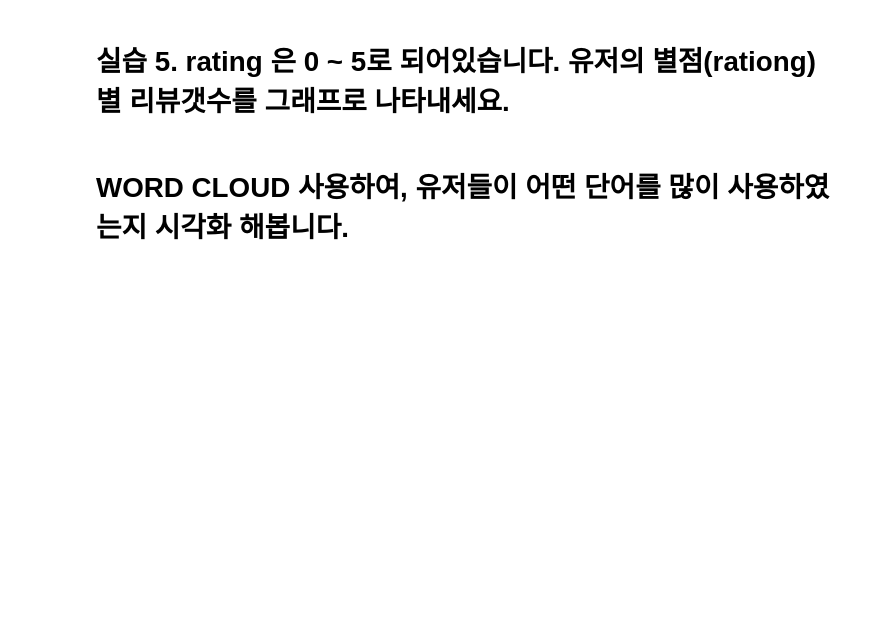
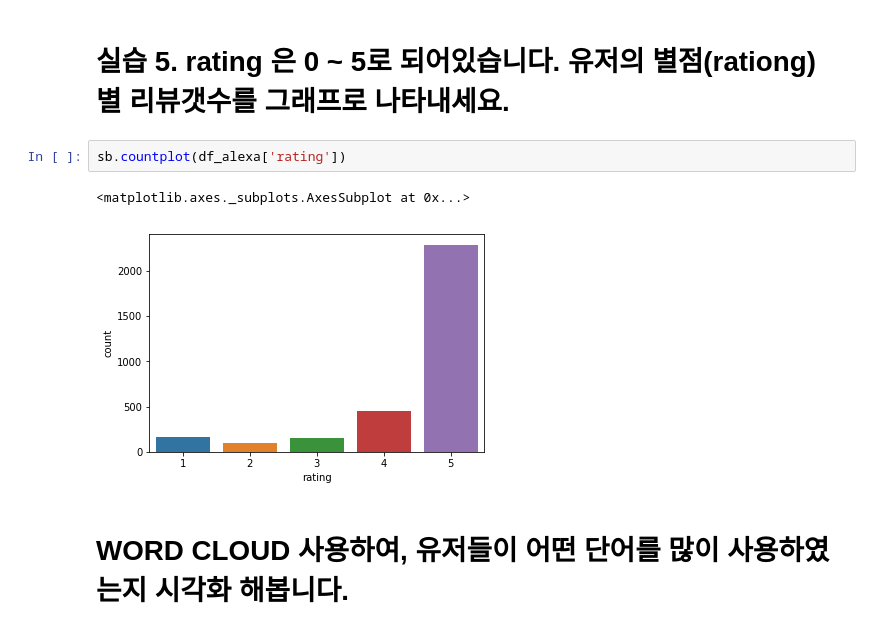
Before and after one commit to twistyang/python_sun, a Jupyter notebook: part08/0.a 프로젝트 Amazon Reviews Analysis.ipynb, the cells around one changed output. Drawn from its saved outputs; the diff is of its cells as text; blank space fills up the shorter version.

```diff
--- a/part08/0.a 프로젝트 Amazon Reviews Analysis.ipynb
+++ b/part08/0.a 프로젝트 Amazon Reviews Analysis.ipynb
@@ -36,5 +105,10 @@ sep='\t'
 # %% [markdown]
 # 실습 5. rating 은 0 ~ 5로 되어있습니다. 유저의 별점(rationg) 별 리뷰갯수를 그래프로 나타내세요.
+# %%
+sb.countplot(df_alexa['rating'])
+# %% [output]
+<matplotlib.axes._subplots.AxesSubplot at 0x...>
+[figure, added]
 # %% [markdown]
 # WORD CLOUD 사용하여, 유저들이 어떤 단어를 많이 사용하였는지 시각화 해봅니다.
 # %% [markdown]
```
Also changed, not shown: parts of 32 cells of this notebook, 1 other file.
